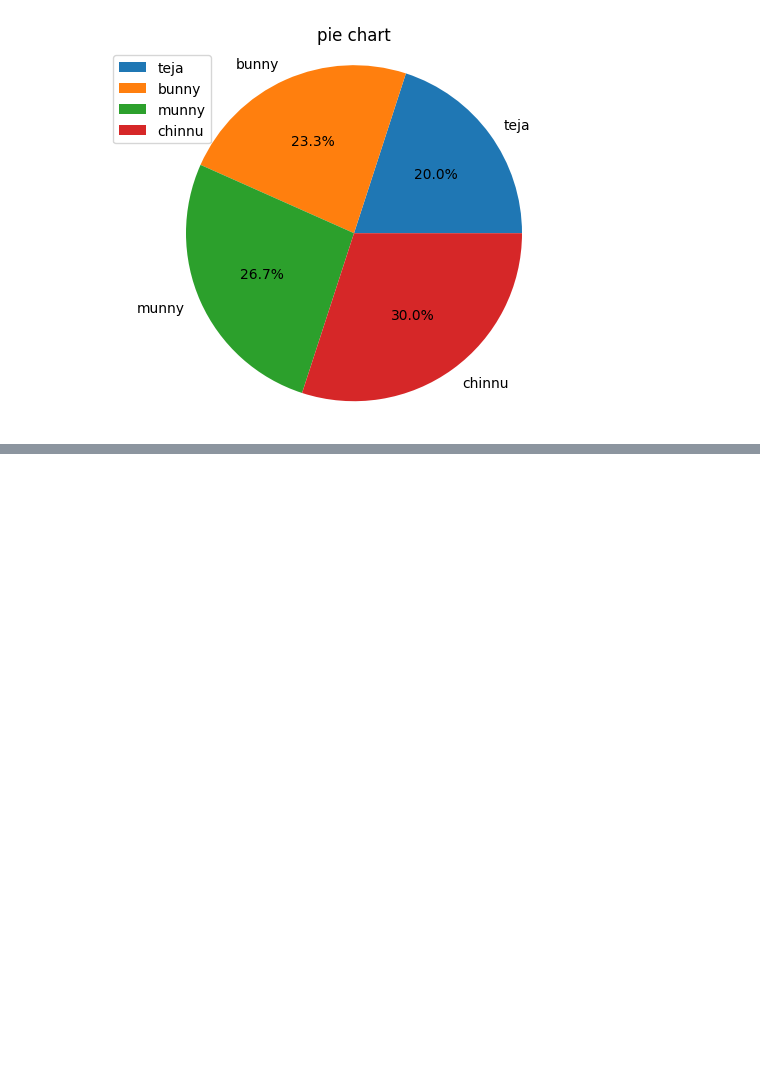
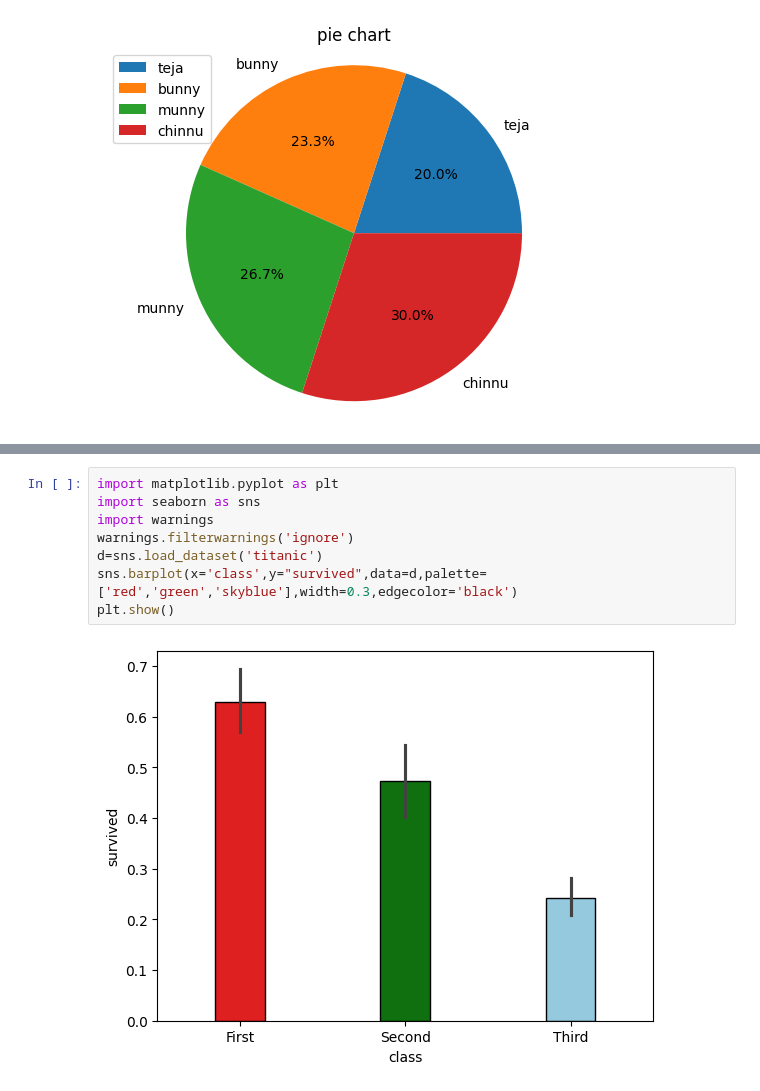
Before and after one commit to Bhavyakudupudi2/Bhavyakudupudi2, a Jupyter notebook: Copy_of_Welcome_To_Colab.ipynb, the cells around one changed output, grey strips where cells are left out. Cells and saved outputs as stored; diff of their text form; blank space fills up the shorter version.

```diff
--- a/Copy_of_Welcome_To_Colab.ipynb
+++ b/Copy_of_Welcome_To_Colab.ipynb
@@ -375,0 +450,10 @@ plt.show()
+# %%
+import matplotlib.pyplot as plt
+import seaborn as sns
+import warnings
+warnings.filterwarnings('ignore')
+d=sns.load_dataset('titanic')
+sns.barplot(x='class',y="survived",data=d,palette=['red','green','skyblue'],width=0.3,edgecolor='black')
+plt.show()
+# %% [output]
+[figure, added]
```
Also changed, not shown: parts of 23 cells of this notebook.
